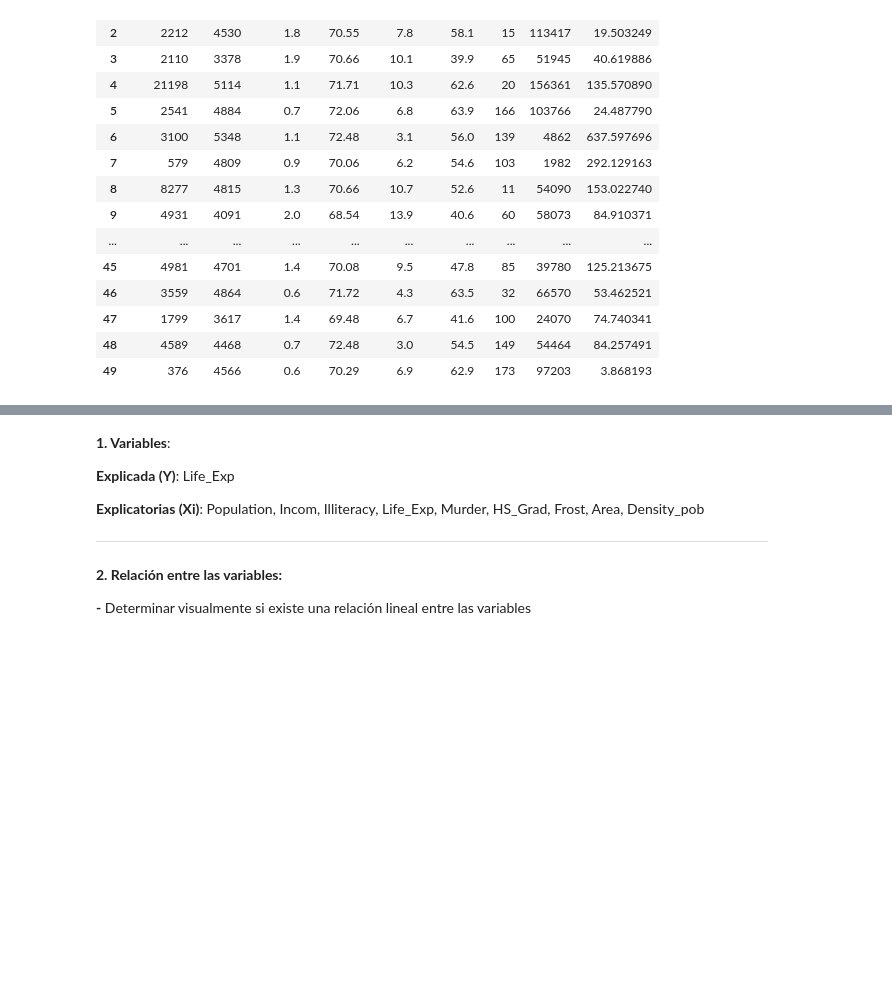
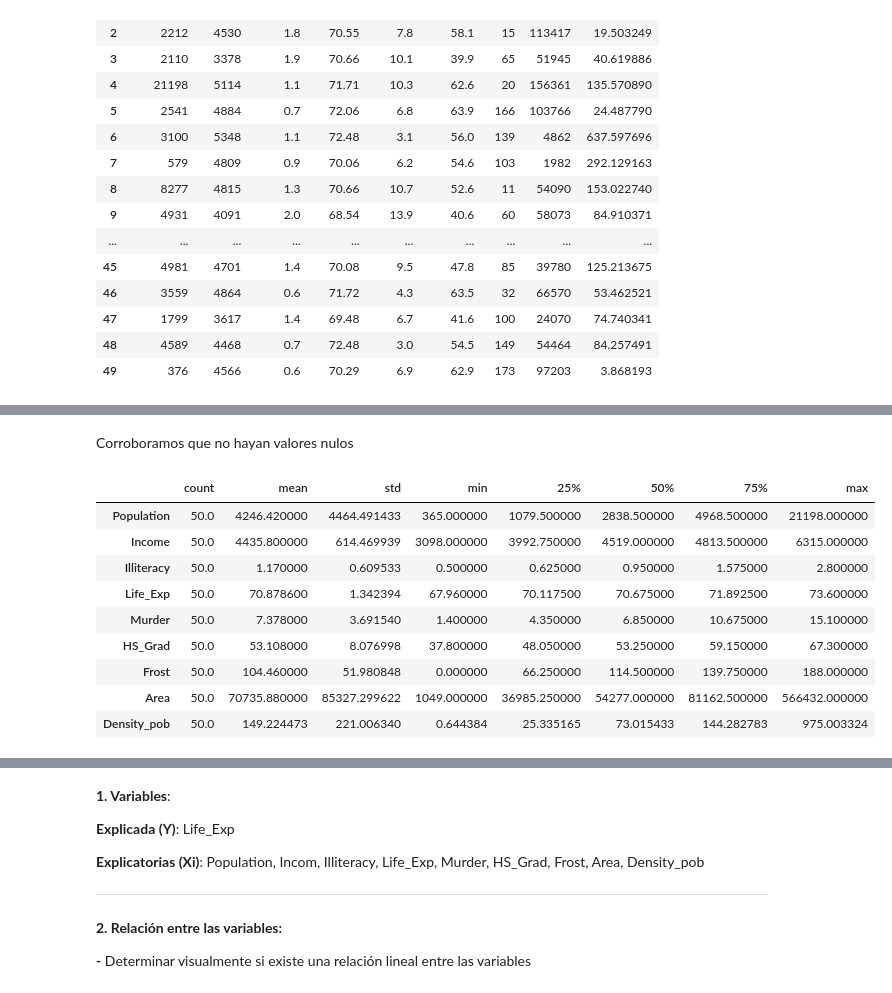
Before and after one commit to 2jcortesj2/info2, a Jupyter notebook: ESTADISTICA/Juan_regresion.ipynb, the cells around one changed output, grey strips where cells are left out. Saved outputs shown, nothing was run; the diff lists cells and outputs as text; code cells hidden in the pictures; blank space fills up the shorter version.

```diff
--- a/ESTADISTICA/Juan_regresion.ipynb
+++ b/ESTADISTICA/Juan_regresion.ipynb
@@ -26,0 +49,15 @@ df_state
+# %% [markdown]
+Corroboramos que no hayan valores nulos
+# %%
+df_state.describe().T
+# %% [output]
+|  | count | mean | std | min | 25% | 50% | 75% | max |
+| Population | 50.0 | 4246.420000 | 4464.491433 | 365.000000 | 1079.500000 | 2838.500000 | 4968.500000 | 21198.000000 |
+| Income | 50.0 | 4435.800000 | 614.469939 | 3098.000000 | 3992.750000 | 4519.000000 | 4813.500000 | 6315.000000 |
+| Illiteracy | 50.0 | 1.170000 | 0.609533 | 0.500000 | 0.625000 | 0.950000 | 1.575000 | 2.800000 |
+| Life_Exp | 50.0 | 70.878600 | 1.342394 | 67.960000 | 70.117500 | 70.675000 | 71.892500 | 73.600000 |
+| Murder | 50.0 | 7.378000 | 3.691540 | 1.400000 | 4.350000 | 6.850000 | 10.675000 | 15.100000 |
+| HS_Grad | 50.0 | 53.108000 | 8.076998 | 37.800000 | 48.050000 | 53.250000 | 59.150000 | 67.300000 |
+| Frost | 50.0 | 104.460000 | 51.980848 | 0.000000 | 66.250000 | 114.500000 | 139.750000 | 188.000000 |
+| Area | 50.0 | 70735.880000 | 85327.299622 | 1049.000000 | 36985.250000 | 54277.000000 | 81162.500000 | 566432.000000 |
+| Density_pob | 50.0 | 149.224473 | 221.006340 | 0.644384 | 25.335165 | 73.015433 | 144.282783 | 975.003324 |
```
Also changed, not shown: parts of 27 cells of this notebook, 2 other files.
